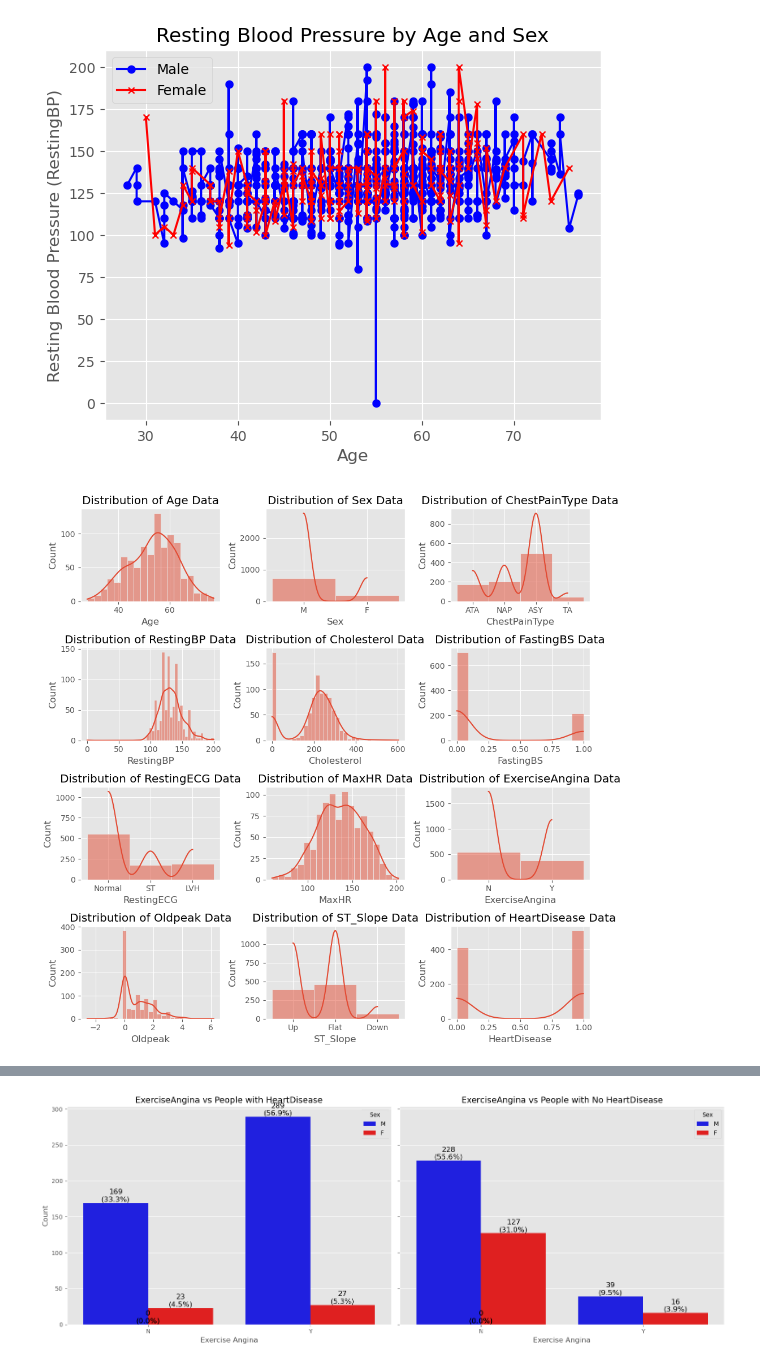
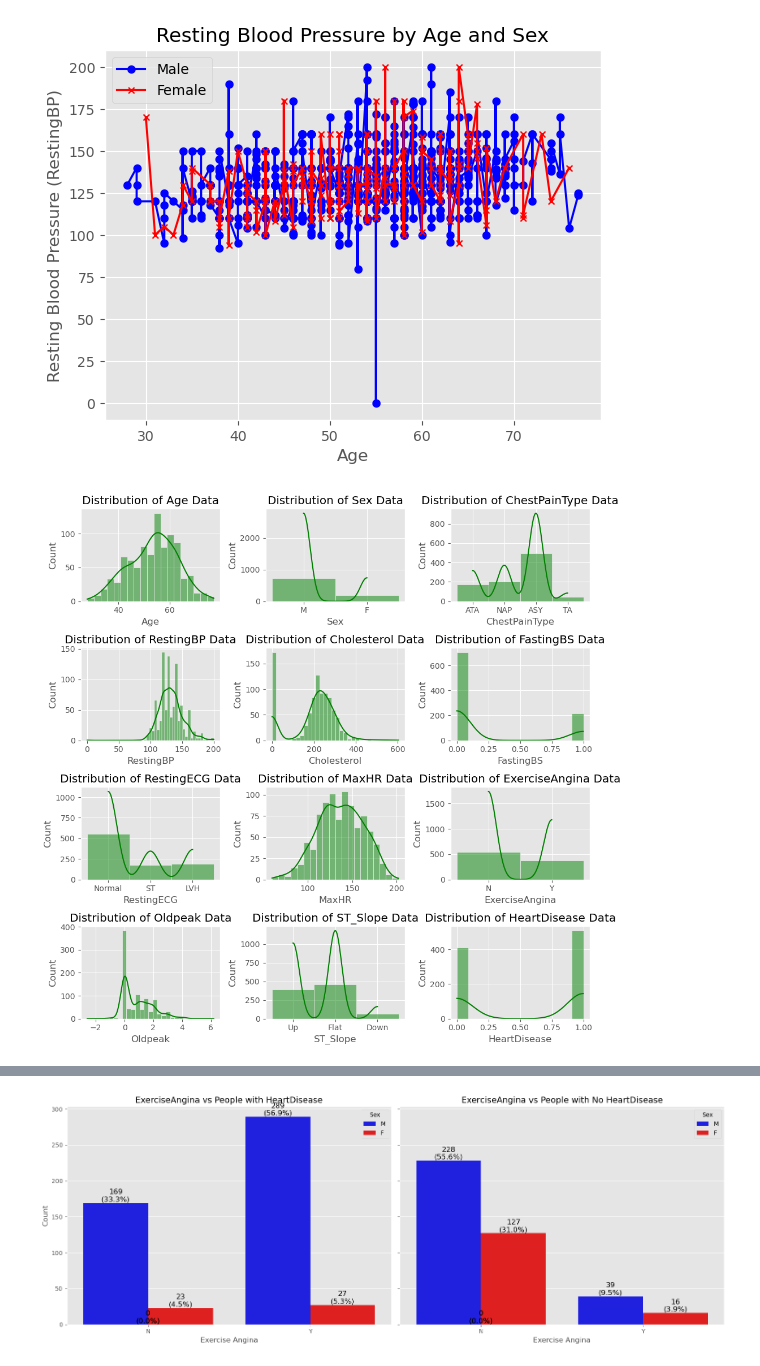
Before and after one commit to midorikawaguti/Heart_Failure_Prediction_Team_0, a Jupyter notebook: models/aqib.ipynb, the cells around one changed output, grey strips where cells are left out. Drawn from its saved outputs; the diff is of its cells as text; code cells hidden in the pictures.

```diff
--- a/models/aqib.ipynb
+++ b/models/aqib.ipynb
@@ -258,10 +258,10 @@ plt.show()
 # %%
 plt.figure(figsize=(10,10))
 for i,col in enumerate(df.columns,1):
     plt.subplot(4,3,i)
     plt.title(f"Distribution of {col} Data")
-    sns.histplot(df[col],kde=True)
+    sns.histplot(df[col],kde=True, color='green')
     plt.tight_layout()
     plt.plot()
 # %% [output]
-[figure, old version]
+[figure, new version]
```
Also changed, not shown: parts of 6 cells of this notebook.
